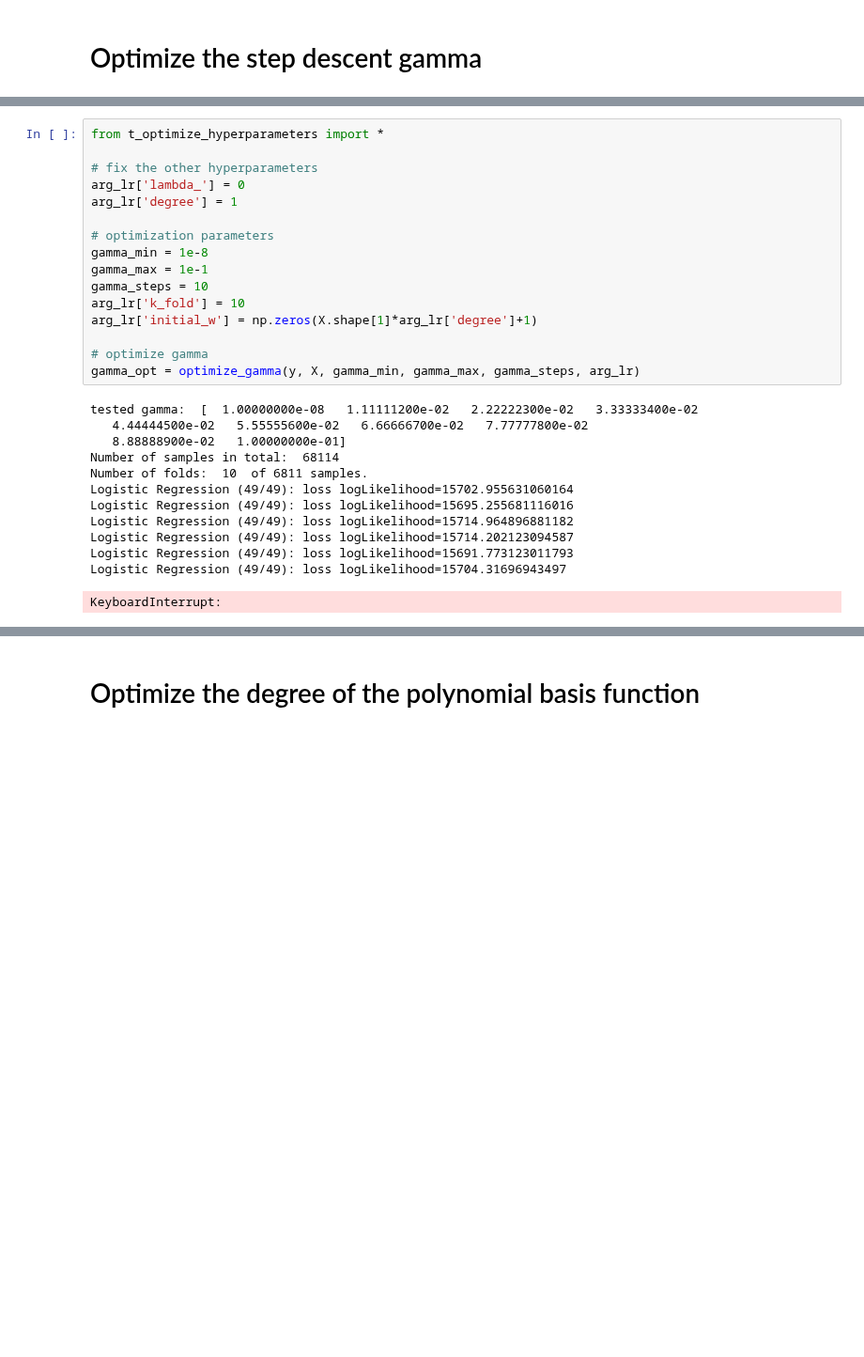
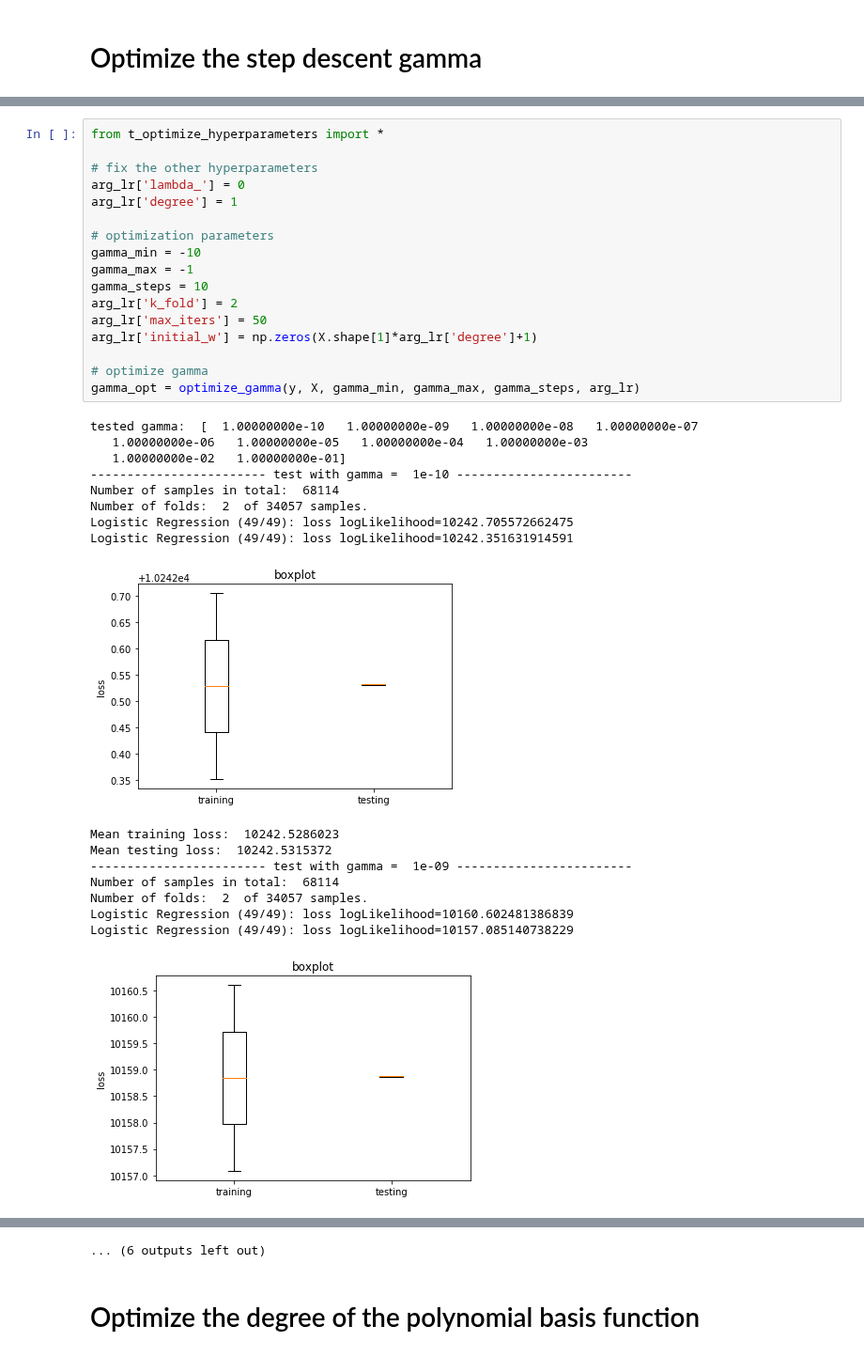
Before and after one commit to iricchi/Project1_ML, a Jupyter notebook: code/tom/t_logistic_regression.ipynb, the cells around one changed output, grey strips where cells are left out. Shown at 94% size. Saved outputs shown, nothing was run; the diff lists cells and outputs as text; blank space fills up the shorter version.

```diff
--- a/code/tom/t_logistic_regression.ipynb
+++ b/code/tom/t_logistic_regression.ipynb
@@ -49,29 +78,35 @@ arg_lr['method_minimization'] = 'gd' # 'gd' (gradient_descent) or 'newton'
 # %%
 from t_optimize_hyperparameters import *
 
 # fix the other hyperparameters
 arg_lr['lambda_'] = 0
 arg_lr['degree'] = 1
 
 # optimization parameters
-gamma_min = 1e-8
-gamma_max = 1e-1
+gamma_min = -10
+gamma_max = -1
 gamma_steps = 10
-arg_lr['k_fold'] = 10
+arg_lr['k_fold'] = 2
+arg_lr['max_iters'] = 50
 arg_lr['initial_w'] = np.zeros(X.shape[1]*arg_lr['degree']+1)
 
 # optimize gamma
 gamma_opt = optimize_gamma(y, X, gamma_min, gamma_max, gamma_steps, arg_lr)
 # %% [output]
-tested gamma:  [  1.00000000e-08   1.11111200e-02   2.22222300e-02   3.33333400e-02
-   4.44444500e-02   5.55555600e-02   6.66666700e-02   7.77777800e-02
-   8.88888900e-02   1.00000000e-01]
+tested gamma:  [  1.00000000e-10   1.00000000e-09   1.00000000e-08   1.00000000e-07
+   1.00000000e-06   1.00000000e-05   1.00000000e-04   1.00000000e-03
+   1.00000000e-02   1.00000000e-01]
+------------------------ test with gamma =  1e-10 ------------------------
 Number of samples in total:  68114
-Number of folds:  10  of 6811 samples.
-Logistic Regression (49/49): loss logLikelihood=15702.955631060164
-Logistic Regression (49/49): loss logLikelihood=15695.255681116016
-Logistic Regression (49/49): loss logLikelihood=15714.964896881182
-Logistic Regression (49/49): loss logLikelihood=15714.202123094587
-Logistic Regression (49/49): loss logLikelihood=15691.773123011793
-Logistic Regression (49/49): loss logLikelihood=15704.31696943497
+Number of folds:  2  of 34057 samples.
+Logistic Regression (49/49): loss logLikelihood=10242.705572662475
+Logistic Regression (49/49): loss logLikelihood=10242.351631914591
+[figure, added]
-KeyboardInterrupt:
+Mean training loss:  10242.5286023
+Mean testing loss:  10242.5315372
+------------------------ test with gamma =  1e-09 ------------------------
+Number of samples in total:  68114
+Number of folds:  2  of 34057 samples.
+Logistic Regression (49/49): loss logLikelihood=10160.602481386839
+Logistic Regression (49/49): loss logLikelihood=10157.085140738229
+[figure, added]
@@ -78,3 +145,4 @@ KeyboardInterrupt:
+... (6 outputs left out)
 # %% [markdown]
 # Optimize the degree of the polynomial basis function
 # %%
```
Also changed, not shown: parts of 5 cells of this notebook, 6 other files.
